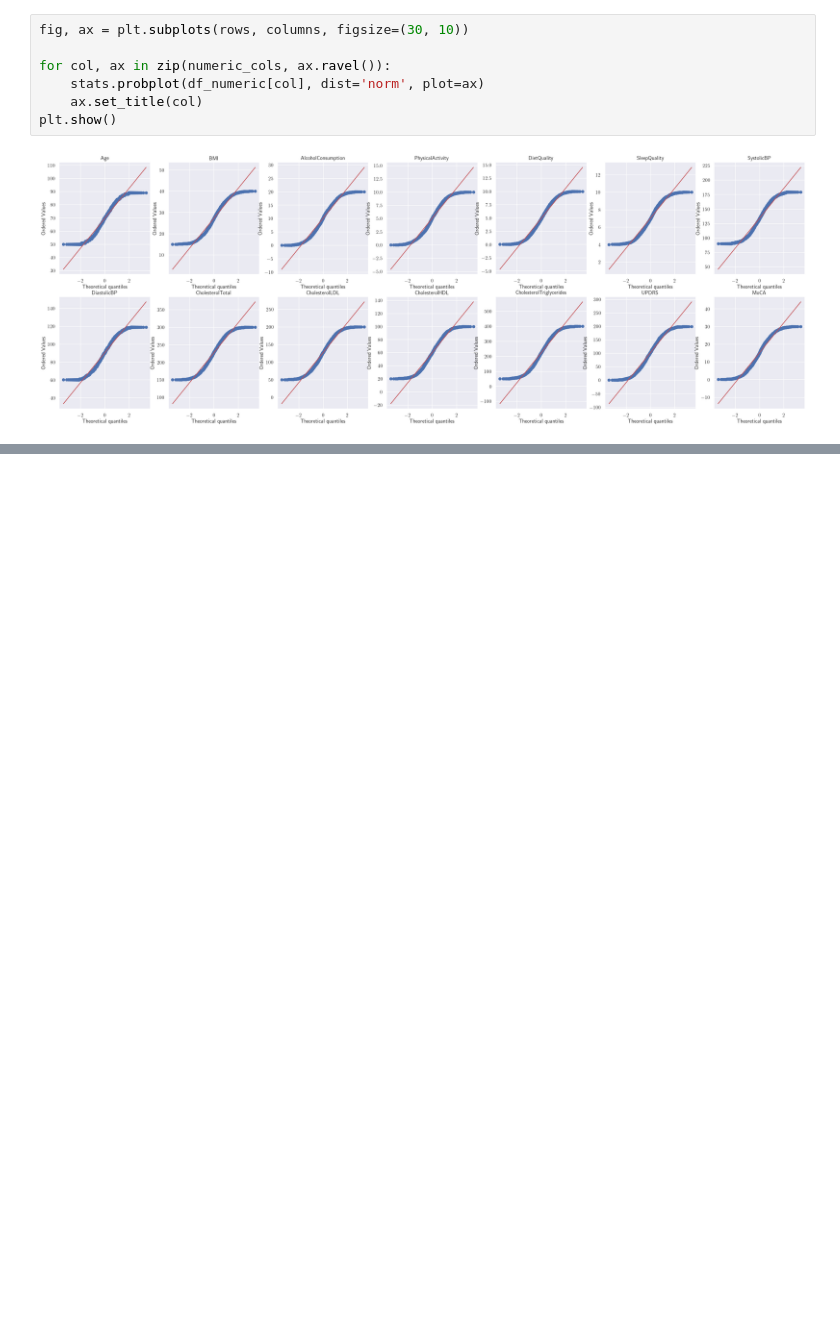
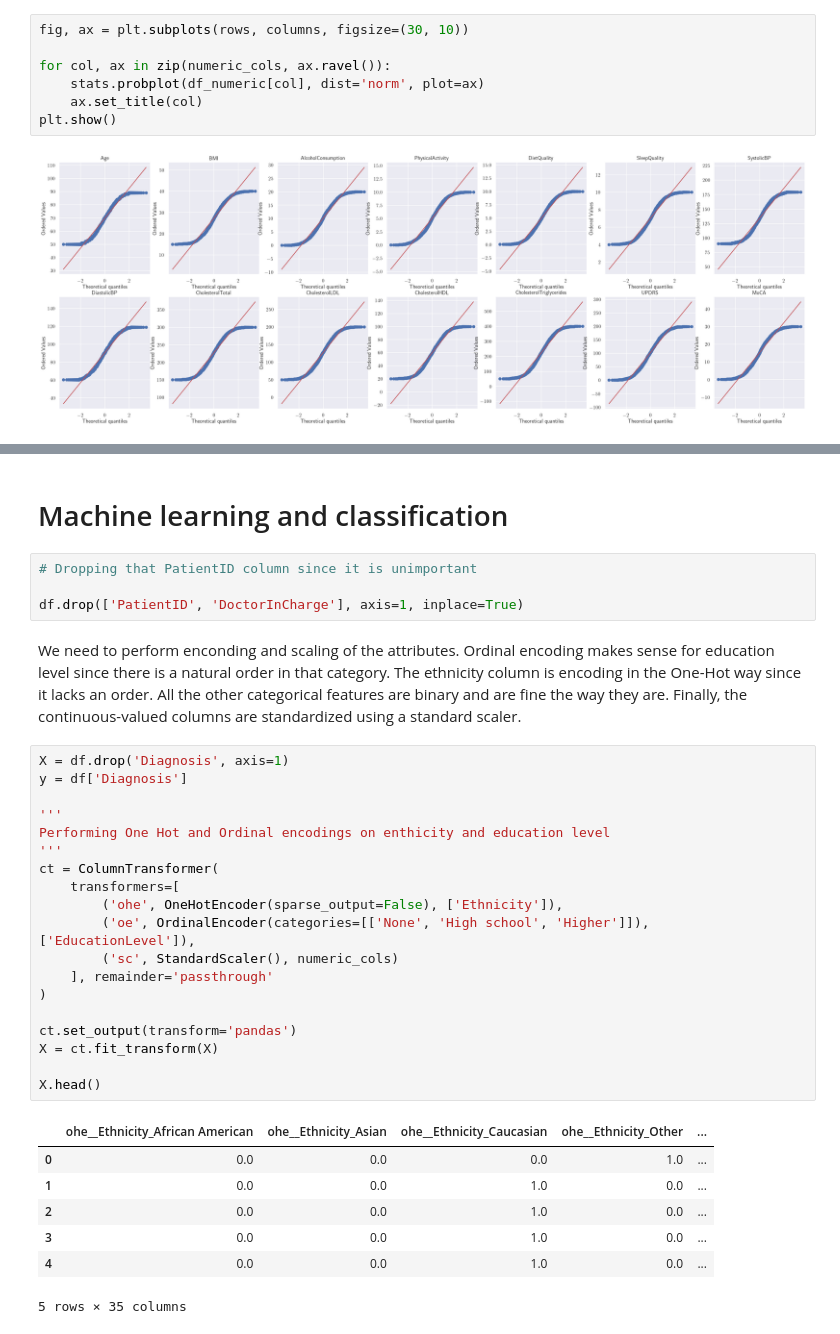
Before and after one commit to RM503/ML_projects, a Jupyter notebook: Parkinsons_classification/notebook.ipynb, the cells around one changed output, grey strips where cells are left out. Saved outputs shown, nothing was run; the diff lists cells and outputs as text; blank space fills up the shorter version.

```diff
--- a/Parkinsons_classification/notebook.ipynb
+++ b/Parkinsons_classification/notebook.ipynb
@@ -263,0 +281,35 @@ MoCA                      -8.059952  1.266828e-15
+# %% [markdown]
+# Machine learning and classification
+# %%
+# Dropping that PatientID column since it is unimportant
+
+df.drop(['PatientID', 'DoctorInCharge'], axis=1, inplace=True)
+# %% [markdown]
+We need to perform enconding and scaling of the attributes. Ordinal encoding makes sense for education level since there is a natural order in that category. The ethnicity column is encoding in the One-Hot way since it lacks an order. All the other categorical features are binary and are fine the way they are. Finally, the continuous-valued columns are standardized using a standard scaler.
+# %%
+X = df.drop('Diagnosis', axis=1)
+y = df['Diagnosis']
+
+'''
+Performing One Hot and Ordinal encodings on enthicity and education level
+'''
+ct = ColumnTransformer(
+    transformers=[
+        ('ohe', OneHotEncoder(sparse_output=False), ['Ethnicity']),
+        ('oe', OrdinalEncoder(categories=[['None', 'High school', 'Higher']]), ['EducationLevel']),
+        ('sc', StandardScaler(), numeric_cols)
+    ], remainder='passthrough'
+)
+
+ct.set_output(transform='pandas')
+X = ct.fit_transform(X)
+
+X.head()
+# %% [output]
+|  | ohe__Ethnicity_African American | ohe__Ethnicity_Asian | ohe__Ethnicity_Caucasian | ohe__Ethnicity_Other | ... |
+| 0 | 0.0 | 0.0 | 0.0 | 1.0 | ... |
+| 1 | 0.0 | 0.0 | 1.0 | 0.0 | ... |
+| 2 | 0.0 | 0.0 | 1.0 | 0.0 | ... |
+| 3 | 0.0 | 0.0 | 1.0 | 0.0 | ... |
+| 4 | 0.0 | 0.0 | 1.0 | 0.0 | ... |
+5 rows × 35 columns
```
Also changed, not shown: parts of 11 cells of this notebook.
